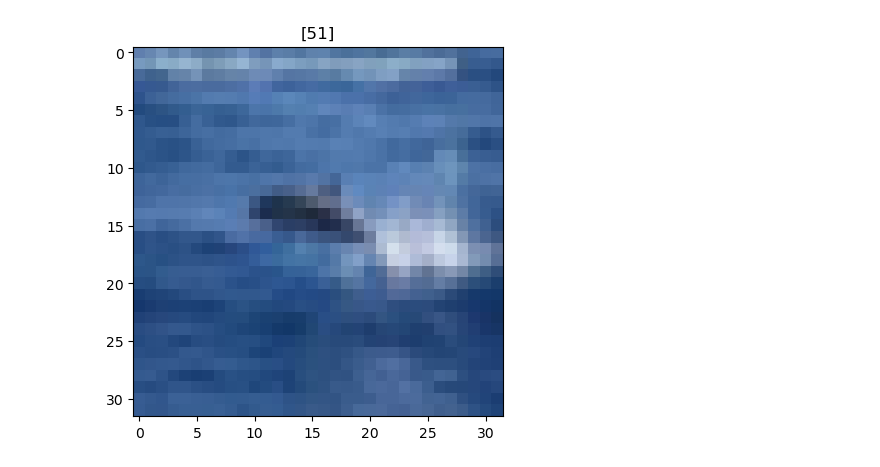
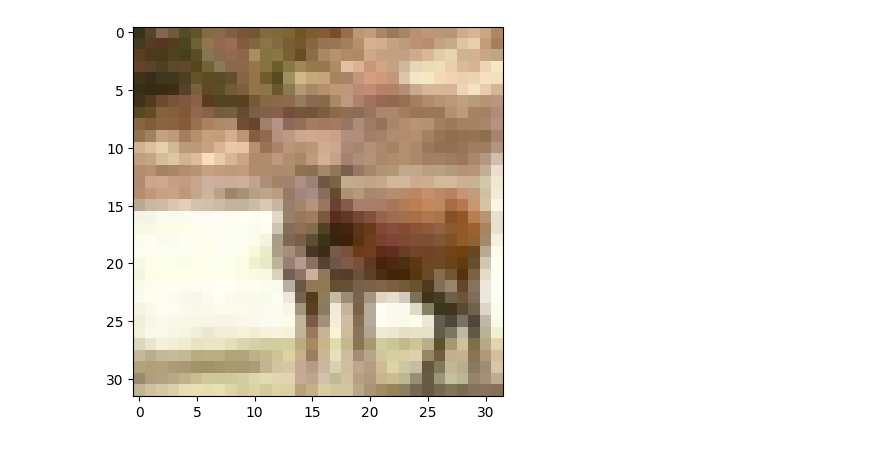
Before and after one commit to RubenCid35/CBIR, a Jupyter notebook: clasificacion_imagenes.ipynb, the cells around one changed output. Saved outputs shown, nothing was run; the diff lists cells and outputs as text; code cells hidden in the pictures.

```diff
--- a/clasificacion_imagenes.ipynb
+++ b/clasificacion_imagenes.ipynb
@@ -29,27 +25,37 @@ pd.value_counts(y_subset.flatten() , sort = False).sort_index().plot(kind='bar')
 # %%
+import cv2
+import matplotlib.pyplot as plt
+
 # Función para convertir imágenes a escala de grises y aplicar SIFT
 def convert_to_gray_and_apply_sift(images):
+    gray_images = []
+    keypoints_list = []
     descriptors_list = []
     sift = cv2.SIFT_create()
     indice_imagen = []
-    for idx, img in tqdm(enumerate(images), total = len(images)):
+    for idx, img in enumerate(images):
         # Convertir la imagen a escala de grises
         gray_img = cv2.cvtColor(img, cv2.COLOR_BGR2GRAY)
         # gray_img = cv2.resize()
+        gray_images.append(gray_img)
 
         # Aplicar SIFT en la imagen en escala de grises
-        _, descriptors = sift.detectAndCompute(gray_img, None)
+        keypoints, descriptors = sift.detectAndCompute(gray_img, None)
 
-        if descriptors is None: continue
-
-        descriptors_list.append(descriptors)
-        indice_imagen += [idx] * descriptors.shape[0]
+        if not(descriptors is None) and len(descriptors) > 3:
+            keypoints_list.append(keypoints)
+            descriptors_list.append(descriptors)
+            indice_imagen += [idx] * descriptors.shape[0]
+        else:
+            pass
+            # print(img.shape)
+            # plt.imshow(img)
 
 
-    return descriptors_list, indice_imagen
+    return gray_images, keypoints_list, descriptors_list, indice_imagen
 
 # Convertir las imágenes a escala de grises y aplicar SIFT en el subconjunto de imágenes
-descriptors_list, index = convert_to_gray_and_apply_sift(x_subset)
+_, _, descriptors_list, index = convert_to_gray_and_apply_sift(x_subset)
 
 print("Dimensiones del descriptor de la primera imagen:", descriptors_list[1].shape)
 # %% [output]
@@ -79,9 +74,8 @@ descriptors = np.concatenate(descriptors_list) # index
-# %%
-test_image = x_train[10002]
-descriptor_busqueda,_ = convert_to_gray_and_apply_sift([test_image])
-
-plt.imshow(test_image)
-plt.title(y_train[1002]);
-# %% [output]
-[figure, removed]
+# %%
+img_busqueda = x_train[1001]
+plt.imshow(img_busqueda)
+
+_,_,descriptor_busqueda,_ = convert_to_gray_and_apply_sift([img_busqueda])
+# %% [output]
+[figure, added]
 # %%
```
Also changed, not shown: parts of 21 cells of this notebook, 2 other files.
